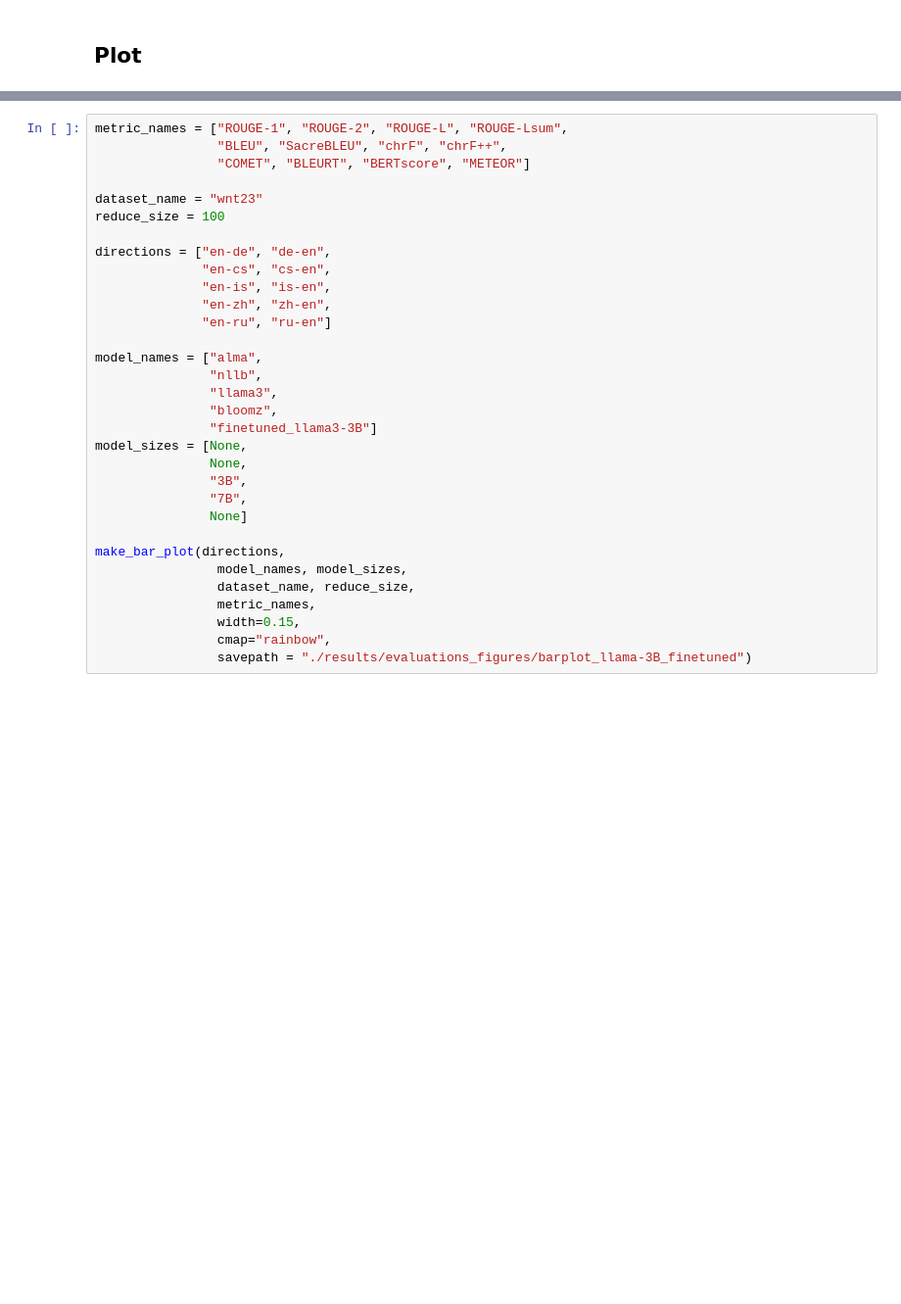
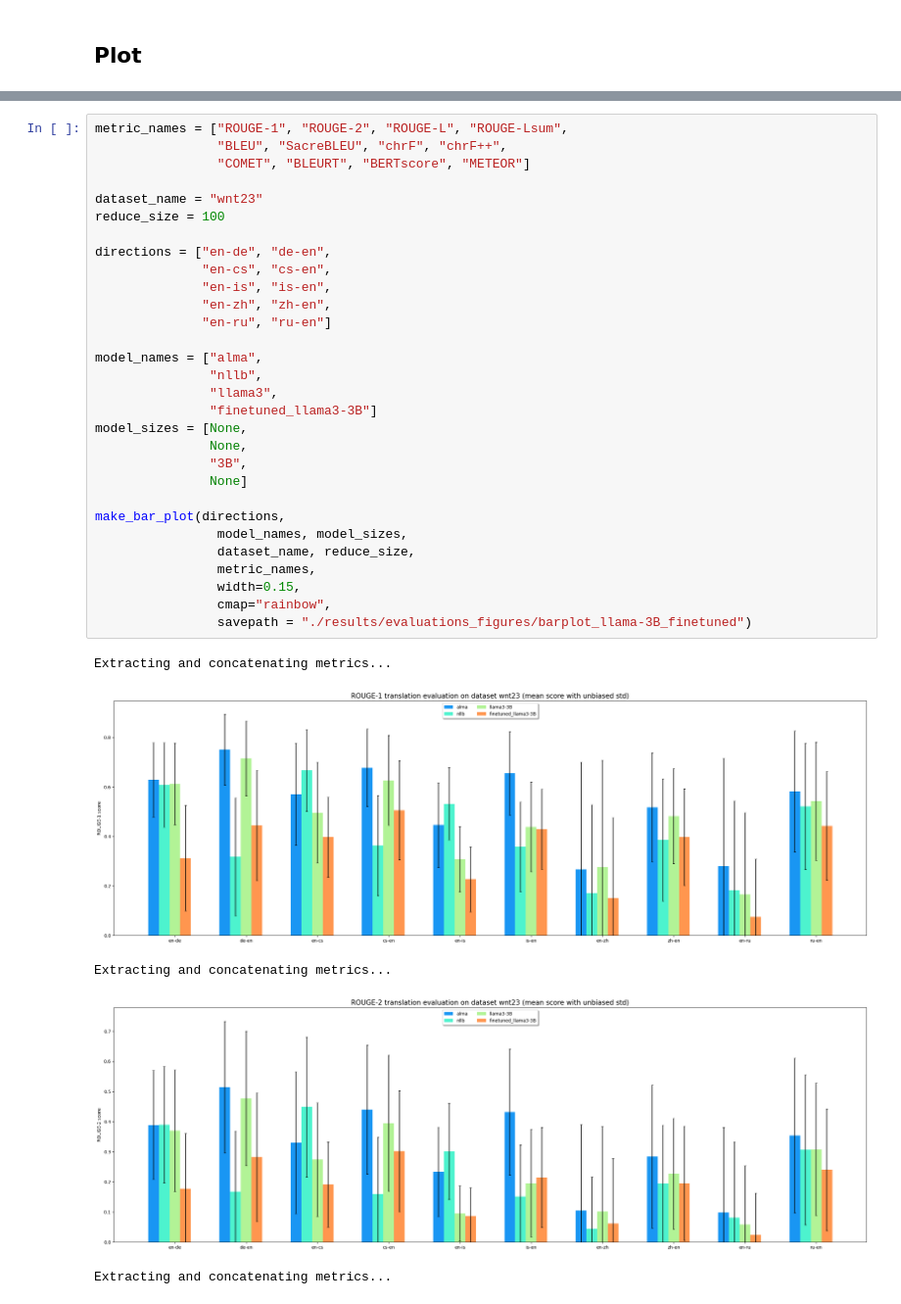
Before and after one commit to dorian-bischoff/LLM_project_MT, a Jupyter notebook: 05_eval_finetuned_models.ipynb, the cells around one changed output, grey strips where cells are left out. Shown at 98% size. Saved outputs shown, nothing was run; the diff lists cells and outputs as text; blank space fills up the shorter version.

Commit message:
Evaluate and plot metrics for finetuned model

```diff
--- a/05_eval_finetuned_models.ipynb
+++ b/05_eval_finetuned_models.ipynb
@@ -141,32 +157,36 @@ make_parallel_plot(directions,
 # %%
 metric_names = ["ROUGE-1", "ROUGE-2", "ROUGE-L", "ROUGE-Lsum",
                 "BLEU", "SacreBLEU", "chrF", "chrF++",
                 "COMET", "BLEURT", "BERTscore", "METEOR"]
 
 dataset_name = "wnt23"
 reduce_size = 100
 
 directions = ["en-de", "de-en",
               "en-cs", "cs-en",
               "en-is", "is-en",
               "en-zh", "zh-en",
               "en-ru", "ru-en"]
 
 model_names = ["alma",
                "nllb",
                "llama3",
-               "bloomz",
                "finetuned_llama3-3B"]
 model_sizes = [None,
                None,
                "3B",
-               "7B",
                None]
 
 make_bar_plot(directions,
                 model_names, model_sizes,
                 dataset_name, reduce_size,
                 metric_names,
                 width=0.15,
                 cmap="rainbow",
                 savepath = "./results/evaluations_figures/barplot_llama-3B_finetuned")
+# %% [output]
+Extracting and concatenating metrics...
+[figure, added]
+Extracting and concatenating metrics...
+[figure, added]
+Extracting and concatenating metrics...
```
Also changed, not shown: parts of 3 cells of this notebook, 33 other files.
